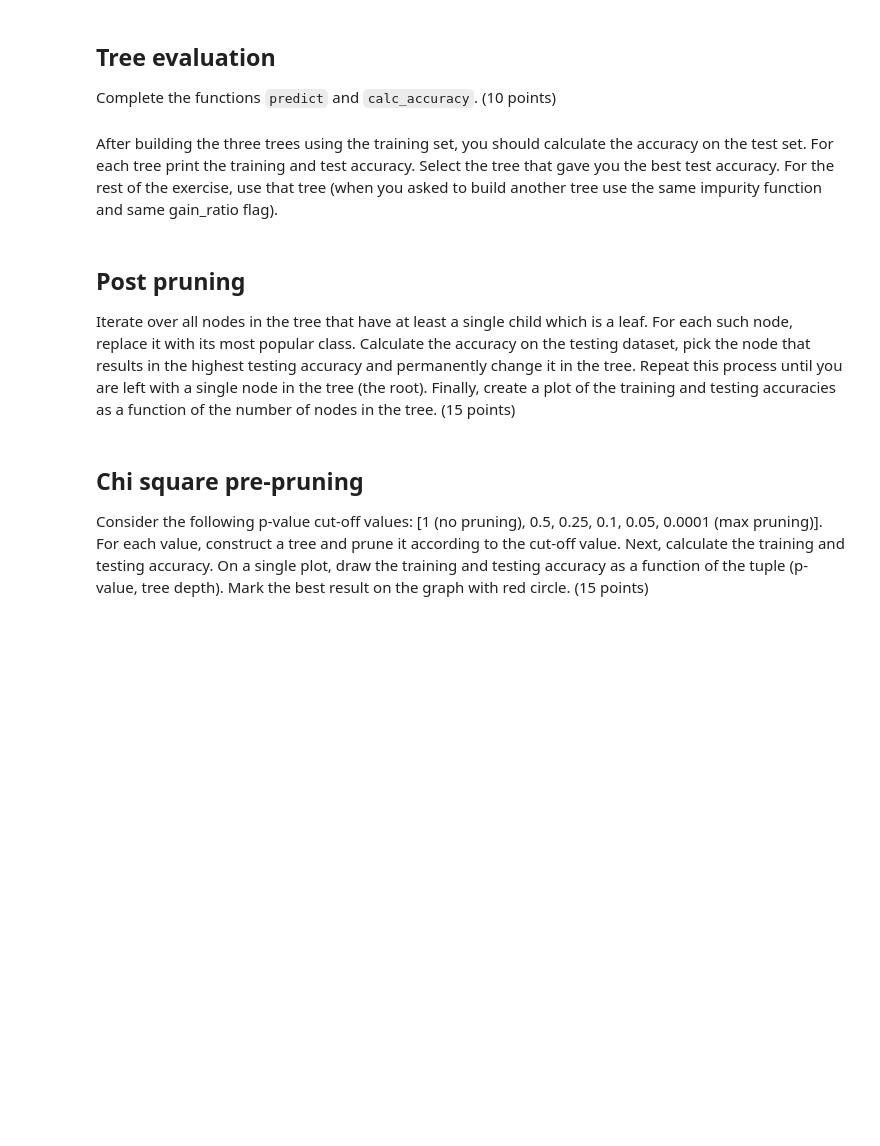
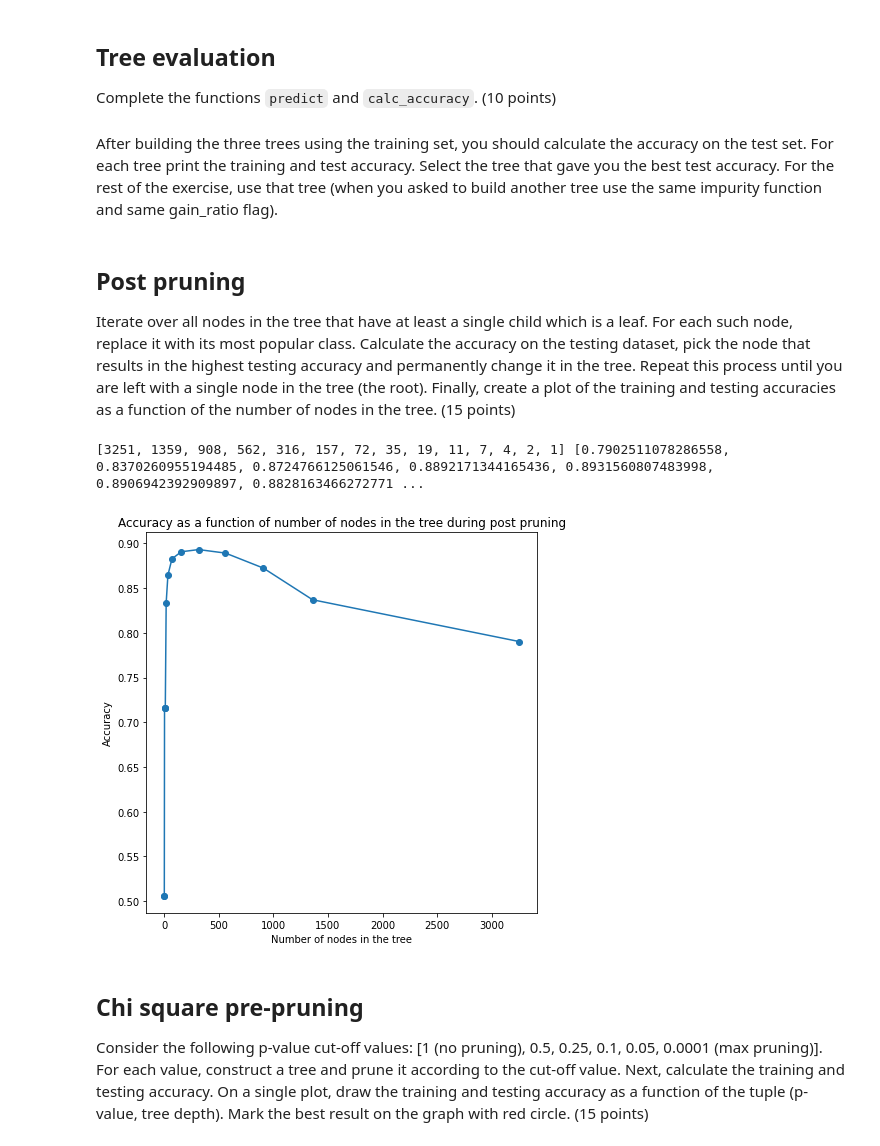
Before and after one commit to danspts/ml-hw, a Jupyter notebook: hw2/hwa2.ipynb, the cells around one changed output. Drawn from its saved outputs; the diff is of its cells as text; code cells hidden in the pictures; blank space fills up the shorter version.

```diff
--- a/hw2/hwa2.ipynb
+++ b/hw2/hwa2.ipynb
@@ -364,6 +307,13 @@ class DecisionNode:
     def __repr__(self):
         return str(self)
 
+    @property
+    def height(self):
+        if self.children:
+            return 1 + max(child.height for child in self.children.values())
+        else:
+            return 0
+
     @staticmethod
     def get_label(data):
         tag, count = count_values(data)
@@ -482,10 +412,3 @@ print(calc_accuracy(tree_entropy_gain_ratio, X_test) )
 0.7769571639586411
 0.7813884785819794
 0.7902511078286558
-# %%
-tree = tree_entropy_gain_ratio.copy()
-print(tree.children)
-
-tree.children['a'].delete()
-
-print(tree.children)
@@ -581,3 +474,44 @@ Iterate over all nodes in the tree that have at least a single child which is a
+# %%
+def prune_leaves(root):
+    if root.children:
+        for child in list(root.children.keys()):
+            prune_leaves(root.children[child])
+    else:
+        root.delete()
+# %%
+def post_pruning(tree_node, test_data):
+    history_nodes = [count_nodes(tree_node)]
+    history_accuracy = [calc_accuracy(tree_node, test_data)]
+    tree_node = tree_node.copy()
+    while tree_node.children:
+        prune_leaves(tree_node)
+        nb_nodes = count_nodes(tree_node)
+        accuracy = calc_accuracy(tree_node, test_data)
+        history_nodes.append(nb_nodes)
+        history_accuracy.append(accuracy)
+
+    return history_nodes, history_accuracy
+# %%
+history_nodes, history_accuracy = post_pruning(tree_entropy_gain_ratio, X_test)
+
+ymax = max(history_accuracy)
+nb_of_prunings = history_accuracy.index(ymax)
+
+print(history_nodes, history_accuracy)
+# %% [output]
+[3251, 1359, 908, 562, 316, 157, 72, 35, 19, 11, 7, 4, 2, 1] [0.7902511078286558, 0.8370260955194485, 0.8724766125061546, 0.8892171344165436, 0.8931560807483998, 0.8906942392909897, 0.8828163466272771 ...
+# %%
+history_nodes, history_accuracy = post_pruning(tree_entropy_gain_ratio, X_test)
+
+plt.figure(figsize=(7, 7))
+plt.plot(history_nodes, history_accuracy, marker="o")
+plt.xlabel('Number of nodes in the tree')
+plt.ylabel('Accuracy')
+plt.title('Accuracy as a function of number of nodes in the tree during post pruning')
+#plt.legend([])
+plt.show()
+# %% [output]
+[figure, added]
 # %% [markdown]
 ## Chi square pre-pruning
 
```
Also changed, not shown: parts of 24 cells of this notebook.
